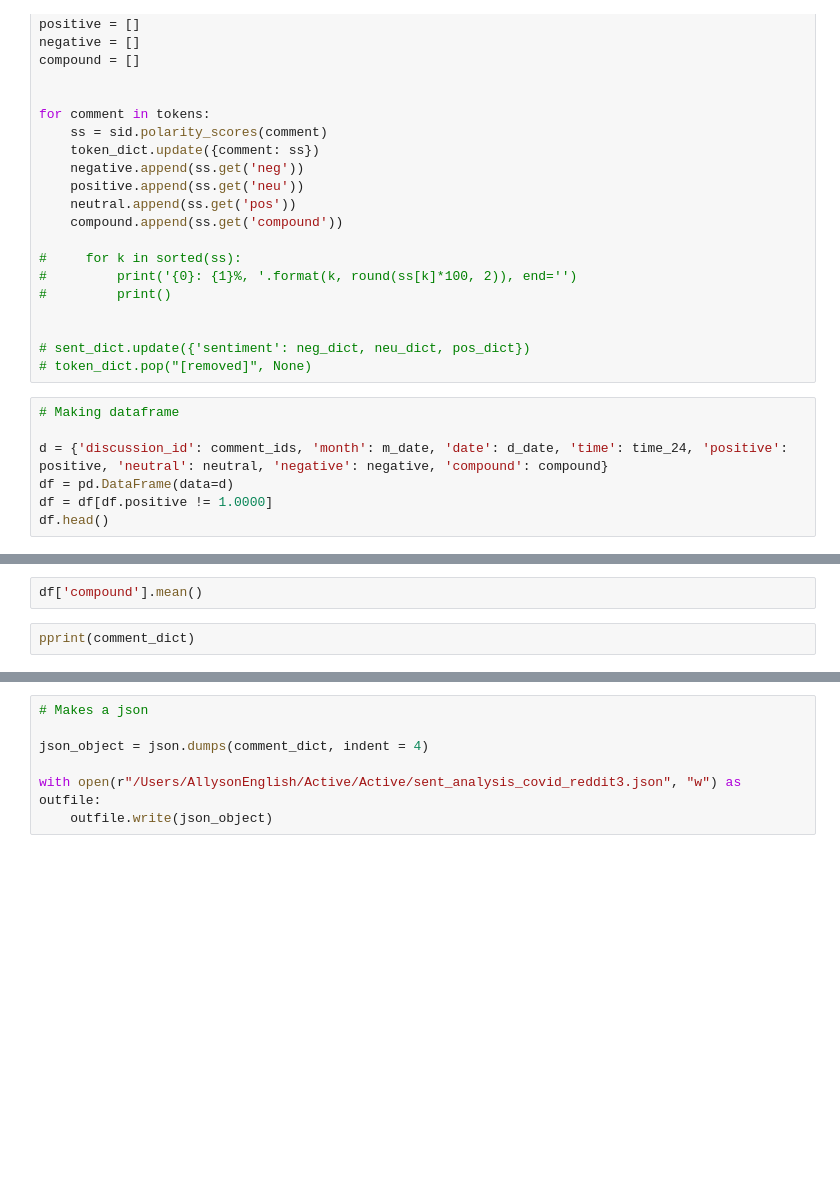
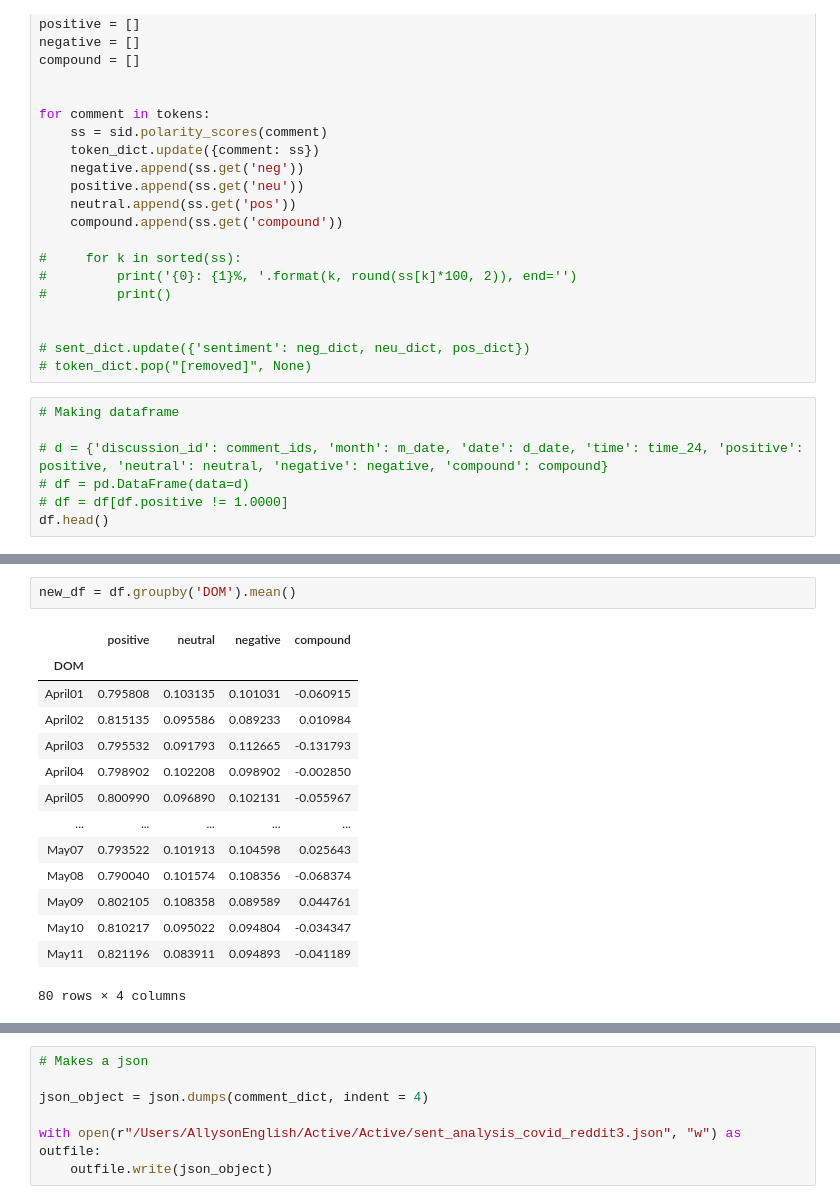
Before and after one commit to Allyson-English/sentiment_analysis, a Jupyter notebook: Reddit_COVID.ipynb, the cells around one changed output, grey strips where cells are left out. Cells and saved outputs as stored; diff of their text form; blank space fills up the shorter version.

```diff
--- a/Reddit_COVID.ipynb
+++ b/Reddit_COVID.ipynb
@@ -179,7 +171,7 @@ for comment in tokens:
 # %%
 # Making dataframe
 
-d = {'discussion_id': comment_ids, 'month': m_date, 'date': d_date, 'time': time_24, 'positive': positive, 'neutral': neutral, 'negative': negative, 'compound': compound}
-df = pd.DataFrame(data=d)
-df = df[df.positive != 1.0000]
+# d = {'discussion_id': comment_ids, 'month': m_date, 'date': d_date, 'time': time_24, 'positive': positive, 'neutral': neutral, 'negative': negative, 'compound': compound}
+# df = pd.DataFrame(data=d)
+# df = df[df.positive != 1.0000]
 df.head()
@@ -186,4 +185,17 @@ df.head()
-# %%
-df['compound'].mean()
-# %%
-pprint(comment_dict)
+# %%
+new_df = df.groupby('DOM').mean()
+# %% [output]
+|  | positive | neutral | negative | compound |
+| DOM |  |  |  |  |
+| April01 | 0.795808 | 0.103135 | 0.101031 | -0.060915 |
+| April02 | 0.815135 | 0.095586 | 0.089233 | 0.010984 |
+| April03 | 0.795532 | 0.091793 | 0.112665 | -0.131793 |
+| April04 | 0.798902 | 0.102208 | 0.098902 | -0.002850 |
+| April05 | 0.800990 | 0.096890 | 0.102131 | -0.055967 |
+| ... | ... | ... | ... | ... |
+| May07 | 0.793522 | 0.101913 | 0.104598 | 0.025643 |
+| May08 | 0.790040 | 0.101574 | 0.108356 | -0.068374 |
+| May09 | 0.802105 | 0.108358 | 0.089589 | 0.044761 |
+| May10 | 0.810217 | 0.095022 | 0.094804 | -0.034347 |
+| May11 | 0.821196 | 0.083911 | 0.094893 | -0.041189 |
+80 rows × 4 columns
```
Also changed, not shown: parts of 7 cells of this notebook.
